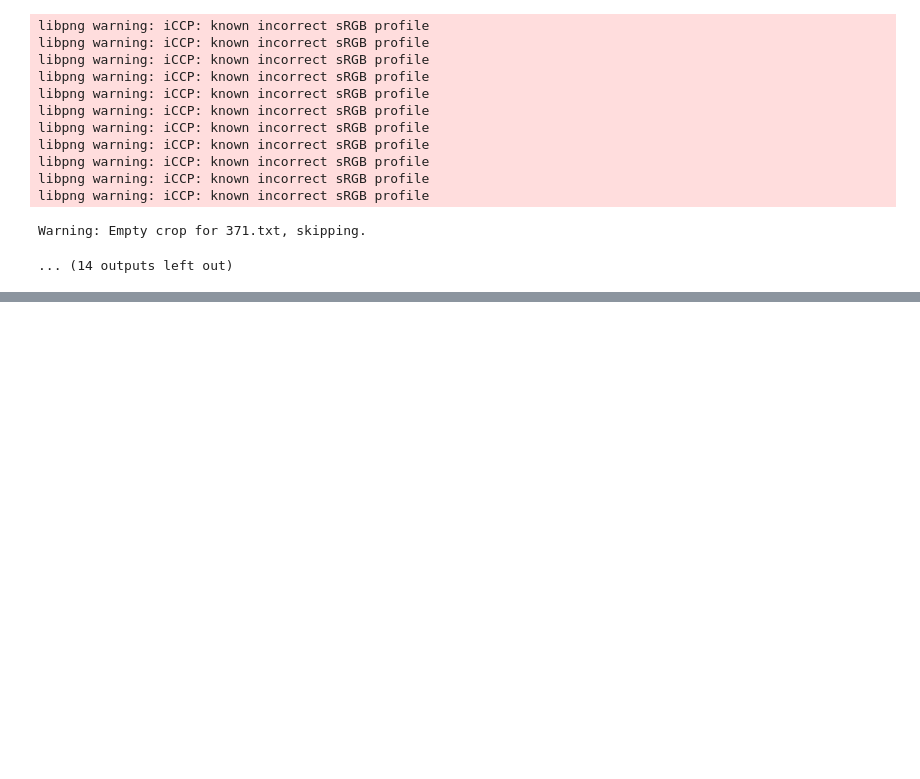
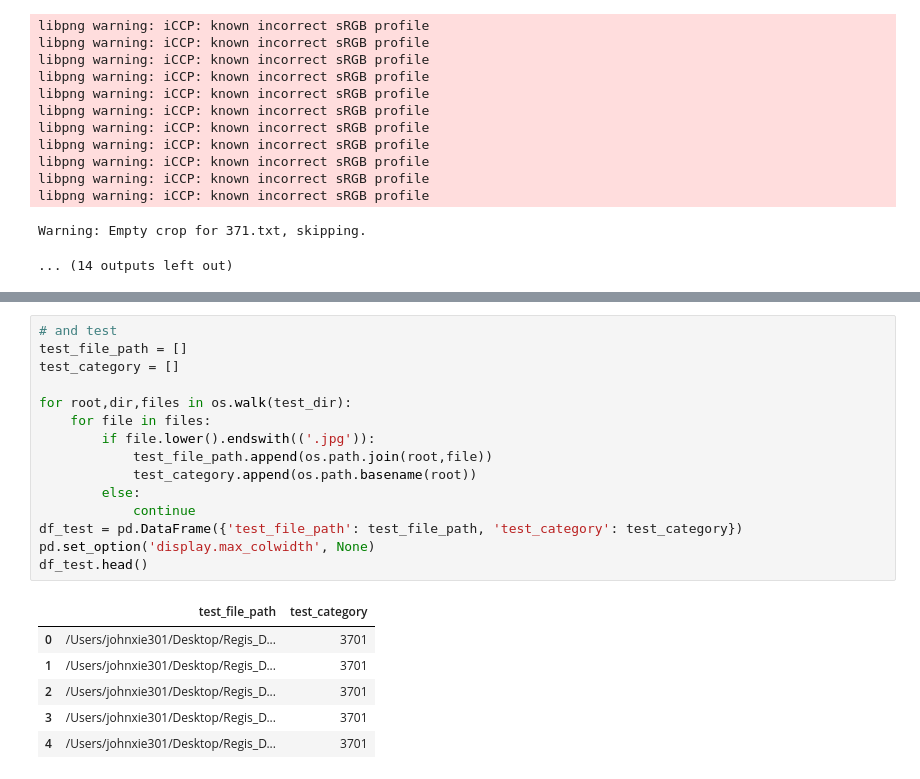
Before and after one commit to johnxie301/Lego_Piece_Detection, a Jupyter notebook: crop_image_for_classification.ipynb, the cells around one changed output, grey strips where cells are left out. Saved outputs shown, nothing was run; the diff lists cells and outputs as text; blank space fills up the shorter version.

```diff
--- a/crop_image_for_classification.ipynb
+++ b/crop_image_for_classification.ipynb
@@ -136,0 +281,22 @@ Warning: Empty crop for 371.txt, skipping.
+# %%
+# and test
+test_file_path = []
+test_category = []
+
+for root,dir,files in os.walk(test_dir):
+    for file in files:
+        if file.lower().endswith(('.jpg')):
+            test_file_path.append(os.path.join(root,file))
+            test_category.append(os.path.basename(root))
+        else:
+            continue
+df_test = pd.DataFrame({'test_file_path': test_file_path, 'test_category': test_category})
+pd.set_option('display.max_colwidth', None)
+df_test.head()
+# %% [output]
+|  | test_file_path | test_category |
+| 0 | /Users/johnxie301/Desktop/Regis_D... | 3701 |
+| 1 | /Users/johnxie301/Desktop/Regis_D... | 3701 |
+| 2 | /Users/johnxie301/Desktop/Regis_D... | 3701 |
+| 3 | /Users/johnxie301/Desktop/Regis_D... | 3701 |
+| 4 | /Users/johnxie301/Desktop/Regis_D... | 3701 |
```
Also changed, not shown: parts of 21 cells of this notebook.
